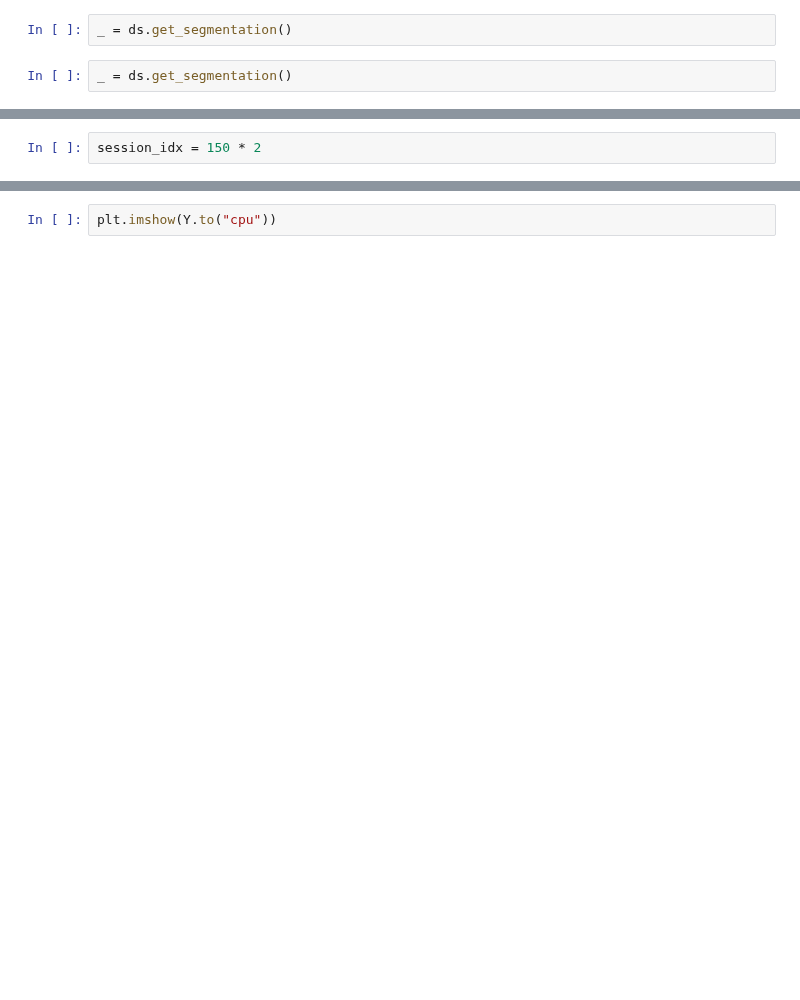
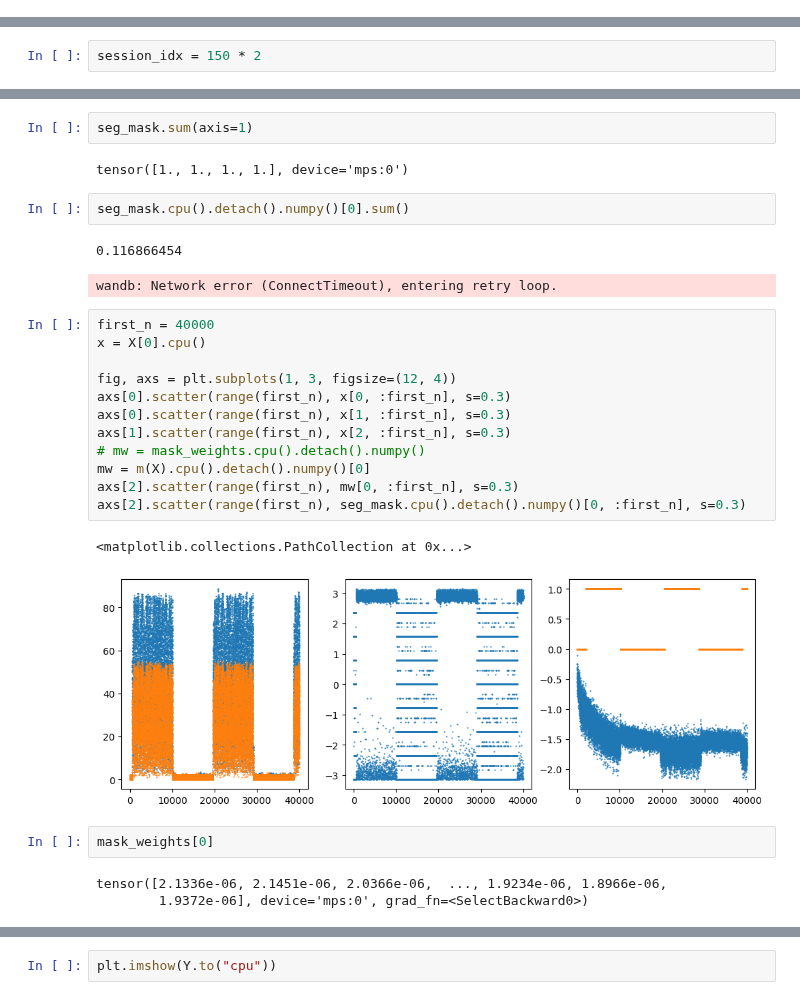
Before and after one commit to misko/spf, a Jupyter notebook: spf/notebooks/ v5_dataset.ipynb, the cells around one changed output, grey strips where cells are left out. Drawn from its saved outputs; the diff is of its cells as text; blank space fills up the shorter version.

```diff
--- a/spf/notebooks/ v5_dataset.ipynb
+++ b/spf/notebooks/ v5_dataset.ipynb
@@ -51,4 +34,0 @@ import glob
-# %%
-_ = ds.get_segmentation()
-# %%
-_ = ds.get_segmentation()
@@ -266,0 +544,29 @@ wandb.finish()
+# %%
+seg_mask.sum(axis=1)
+# %% [output]
+tensor([1., 1., 1., 1.], device='mps:0')
+# %%
+seg_mask.cpu().detach().numpy()[0].sum()
+# %% [output]
+0.116866454
+wandb: Network error (ConnectTimeout), entering retry loop.
+# %%
+first_n = 40000
+x = X[0].cpu()
+
+fig, axs = plt.subplots(1, 3, figsize=(12, 4))
+axs[0].scatter(range(first_n), x[0, :first_n], s=0.3)
+axs[0].scatter(range(first_n), x[1, :first_n], s=0.3)
+axs[1].scatter(range(first_n), x[2, :first_n], s=0.3)
+# mw = mask_weights.cpu().detach().numpy()
+mw = m(X).cpu().detach().numpy()[0]
+axs[2].scatter(range(first_n), mw[0, :first_n], s=0.3)
+axs[2].scatter(range(first_n), seg_mask.cpu().detach().numpy()[0, :first_n], s=0.3)
+# %% [output]
+<matplotlib.collections.PathCollection at 0x...>
+[figure, added]
+# %%
+mask_weights[0]
+# %% [output]
+tensor([2.1336e-06, 2.1451e-06, 2.0366e-06,  ..., 1.9234e-06, 1.8966e-06,
+        1.9372e-06], device='mps:0', grad_fn=<SelectBackward0>)
```
Also changed, not shown: parts of 35 cells of this notebook, 4 other files.
